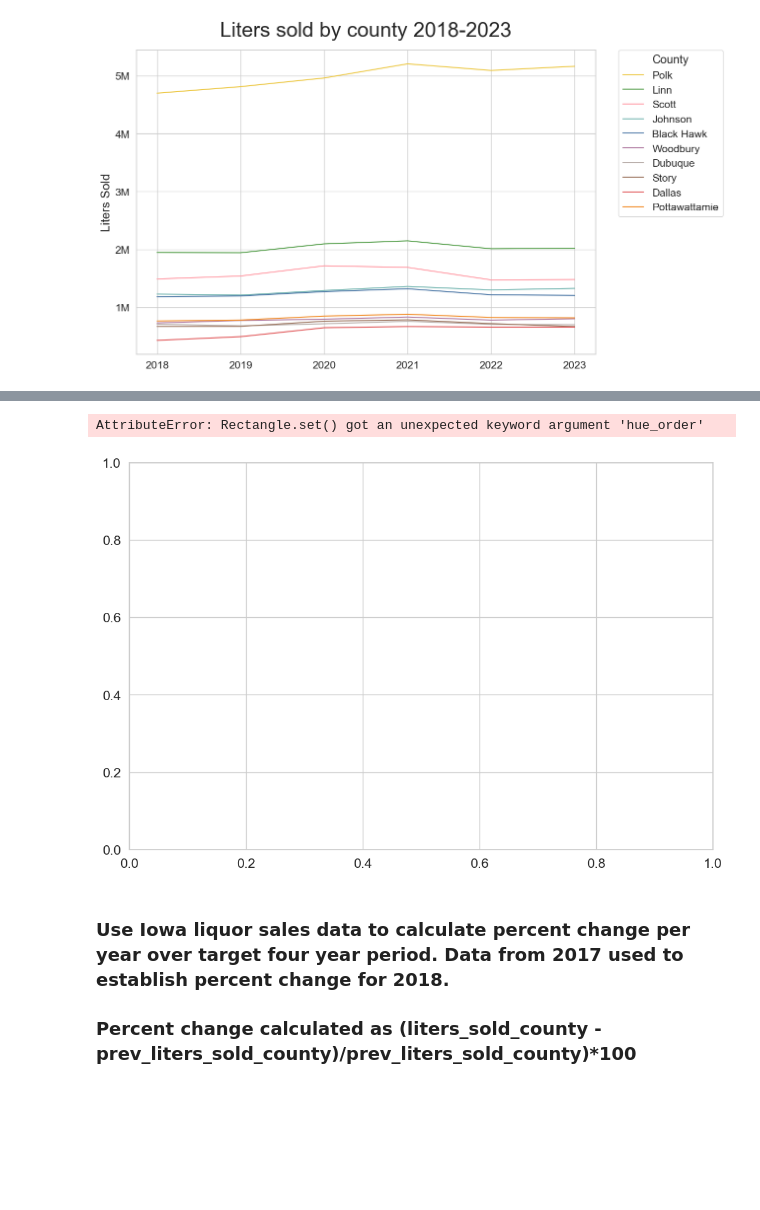
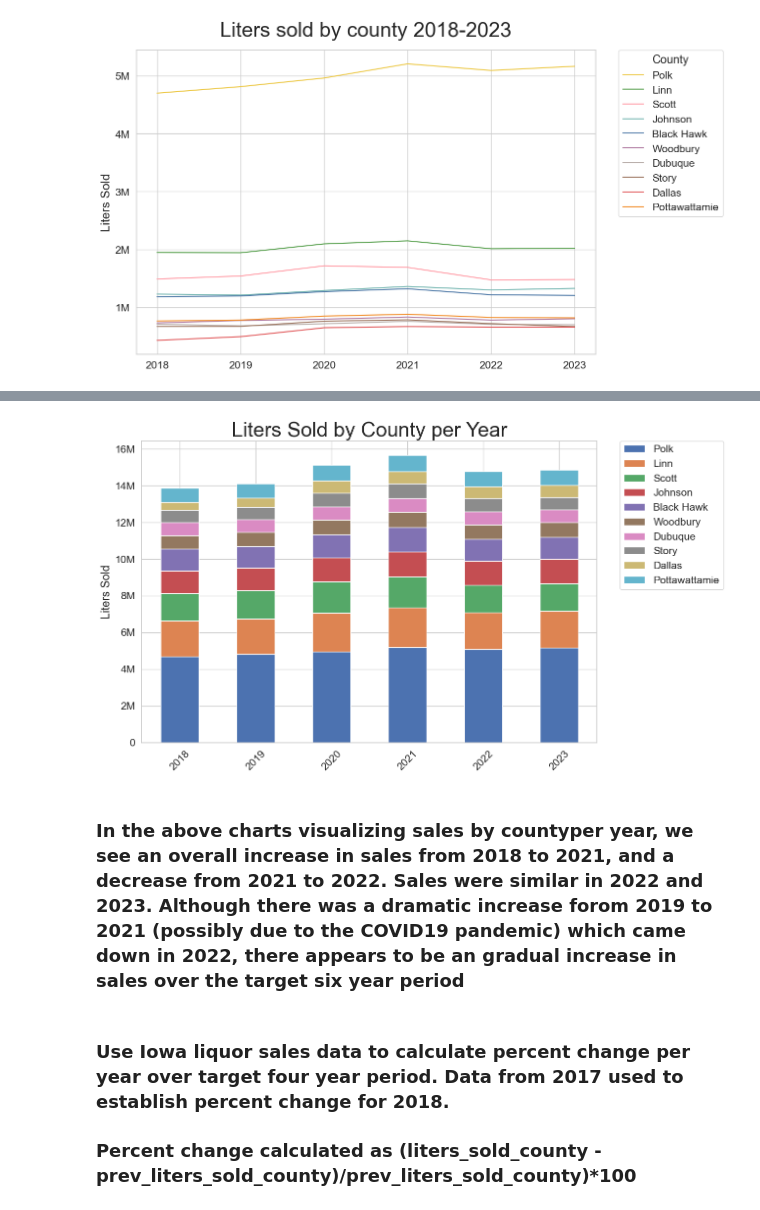
Before and after one commit to amoutafian/iowa_liquor_project, a Jupyter notebook: Iowa _liquor_exploratory_analysis.ipynb, the cells around one changed output, grey strips where cells are left out. Cells and saved outputs as stored; diff of their text form; code cells hidden in the pictures; blank space fills up the shorter version.

```diff
--- a/Iowa _liquor_exploratory_analysis.ipynb
+++ b/Iowa _liquor_exploratory_analysis.ipynb
@@ -323,0 +307,12 @@ AttributeError: Rectangle.set() got an unexpected keyword argument 'hue_order'
+# %%
+# Create a pivot table
+pivot_table_df = sales_by_county_year_df.pivot_table(
+    index='year',       # Data to be grouped by year
+    columns='county',   # Creating separate columns for each county
+    values='liters_sold', # Values to sum
+    aggfunc='sum'       # Aggregation function
+)
+county_order = ['Polk', 'Linn', 'Scott', 'Johnson', 'Black Hawk', 'Woodbury', 'Dubuque', 'Story', 'Dallas', 'Pottawattamie']
+
+pivot_table_df = pivot_table_df[county_order]
+pivot_table_df
@@ -324,26 +328,19 @@ AttributeError: Rectangle.set() got an unexpected keyword argument 'hue_order'
 # %%
-# Creating a pivot table
-pivot_table_df = sales_by_county_year_df.pivot_table(
-    index='year',       # Data to be grouped by year
-    columns='county',   # Creating separate columns for each county
-    values='liters_sold', # Values to sum
-    aggfunc='sum'       # Aggregation function
-)
-
-# Plotting the data as a stacked bar chart
 ax = plt.gca
 ax = pivot_table_df.plot(kind='bar', stacked=True)
 
-# Setting labels and title (optional, for better clarity in the plot)
-ax.set_xlabel("Year")
+ax.set_xlabel(None)
 ax.set_ylabel("Liters Sold")
-ax.set_title("Annual Liters Sold by County")
+ax.set_title("Liters Sold by County per Year")
+ax.yaxis.set_major_formatter(tick.FuncFormatter(ticker))
+plt.legend(bbox_to_anchor=(1.05, 1), loc='upper left', borderaxespad=0, markerscale=2)
+ax.set_xticklabels(ax.get_xticklabels(), rotation=45)
 
-# Display the plot
 plt.show()
 # %% [output]
-AttributeError: Rectangle.set() got an unexpected keyword argument 'hue_order'
-[figure, old version]
+[figure, new version]
+# %% [markdown]
+### In the above charts visualizing sales by countyper year, we see an overall increase in sales from 2018 to 2021, and a decrease from 2021 to 2022. Sales were similar in 2022 and 2023. Although there was a dramatic increase forom 2019 to 2021 (possibly due to the COVID19 pandemic) which came down in 2022, there appears to be an gradual increase in sales over the target six year period
 # %% [markdown]
 ### Use Iowa liquor sales data to calculate percent change per year over target four year period. Data from 2017 used to establish percent change for 2018.
 
```
Also changed, not shown: parts of 8 cells of this notebook.
